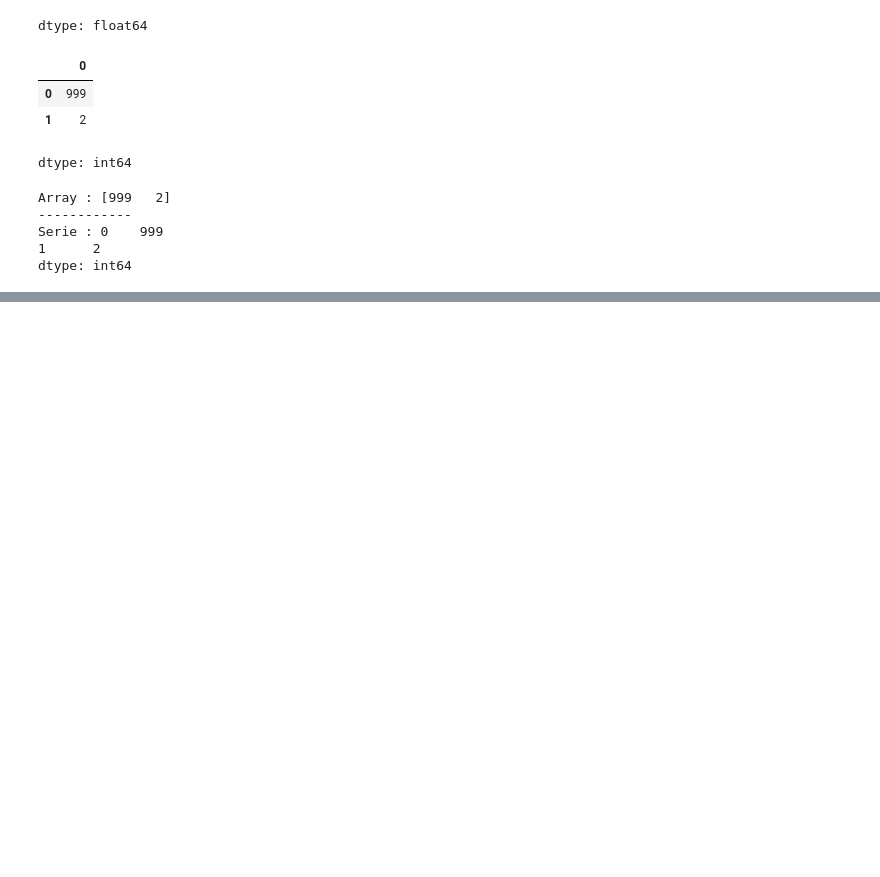
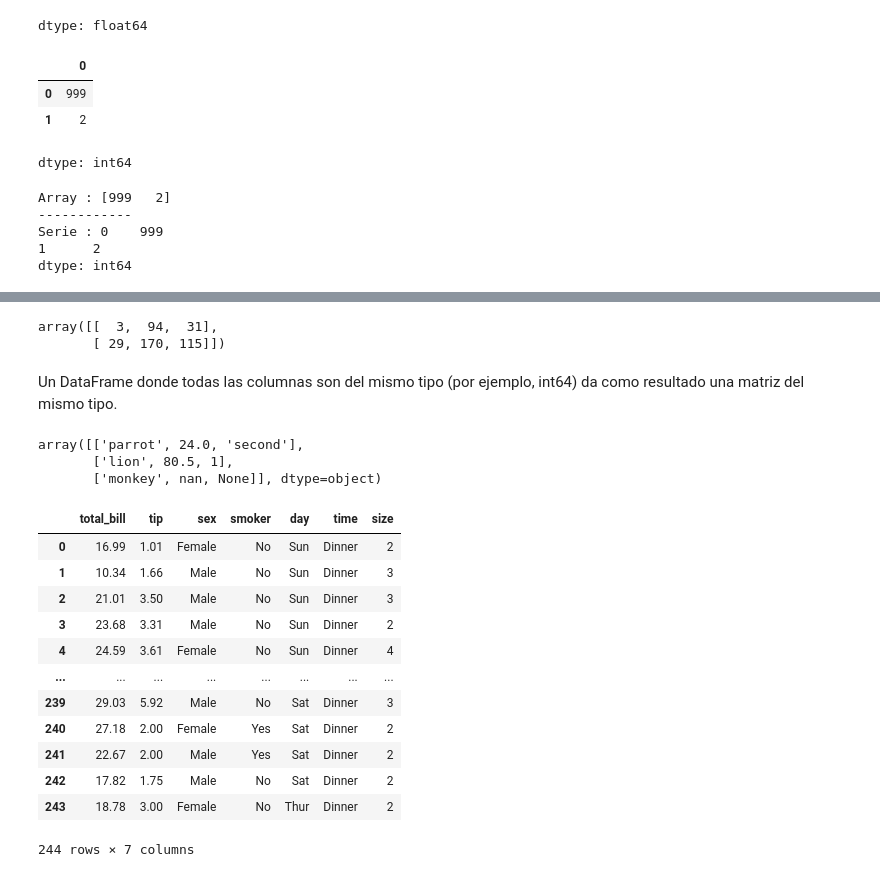
Before and after one commit to wilmanAQ/Inteligencia_Artificial, a Jupyter notebook: Clase_segundo_corte_panda_IA.ipynb, the cells around one changed output, grey strips where cells are left out. Saved outputs shown, nothing was run; the diff lists cells and outputs as text; code cells hidden in the pictures; blank space fills up the shorter version.

```diff
--- a/Clase_segundo_corte_panda_IA.ipynb
+++ b/Clase_segundo_corte_panda_IA.ipynb
@@ -172,0 +354,46 @@ dtype: int64
+# %%
+#Devuelve una representación Numpy del DataFrame.
+df = pd.DataFrame({'age':    [ 3,  29],
+                   'height': [94, 170],
+                   'weight': [31, 115]})
+#df
+#df.dtypes
+df.values
+# %% [output]
+array([[  3,  94,  31],
+       [ 29, 170, 115]])
+# %% [markdown]
+Un DataFrame donde todas las columnas son del mismo tipo (por ejemplo, int64) da como resultado una matriz del mismo tipo.
+# %%
+df2 = pd.DataFrame([('parrot',   24.0, 'second'),
+                    ('lion',     80.5, 1),
+                    ('monkey', np.nan, None)],
+                  columns=('name', 'max_speed', 'rank'))
+
+df2.dtypes
+df2.values
+# %% [output]
+array([['parrot', 24.0, 'second'],
+       ['lion', 80.5, 1],
+       ['monkey', nan, None]], dtype=object)
+# %%
+url = (
+    "https://raw.githubusercontent.com/pandas-dev"
+    "/pandas/main/pandas/tests/io/data/csv/tips.csv"
+)
+tips = pd.read_csv(url)
+tips
+# %% [output]
+|  | total_bill | tip | sex | smoker | day | time | size |
+| 0 | 16.99 | 1.01 | Female | No | Sun | Dinner | 2 |
+| 1 | 10.34 | 1.66 | Male | No | Sun | Dinner | 3 |
+| 2 | 21.01 | 3.50 | Male | No | Sun | Dinner | 3 |
+| 3 | 23.68 | 3.31 | Male | No | Sun | Dinner | 2 |
+| 4 | 24.59 | 3.61 | Female | No | Sun | Dinner | 4 |
+| ... | ... | ... | ... | ... | ... | ... | ... |
+| 239 | 29.03 | 5.92 | Male | No | Sat | Dinner | 3 |
+| 240 | 27.18 | 2.00 | Female | Yes | Sat | Dinner | 2 |
+| 241 | 22.67 | 2.00 | Male | Yes | Sat | Dinner | 2 |
+| 242 | 17.82 | 1.75 | Male | No | Sat | Dinner | 2 |
+| 243 | 18.78 | 3.00 | Female | No | Thur | Dinner | 2 |
+244 rows × 7 columns
```
Also changed, not shown: parts of 24 cells of this notebook.
